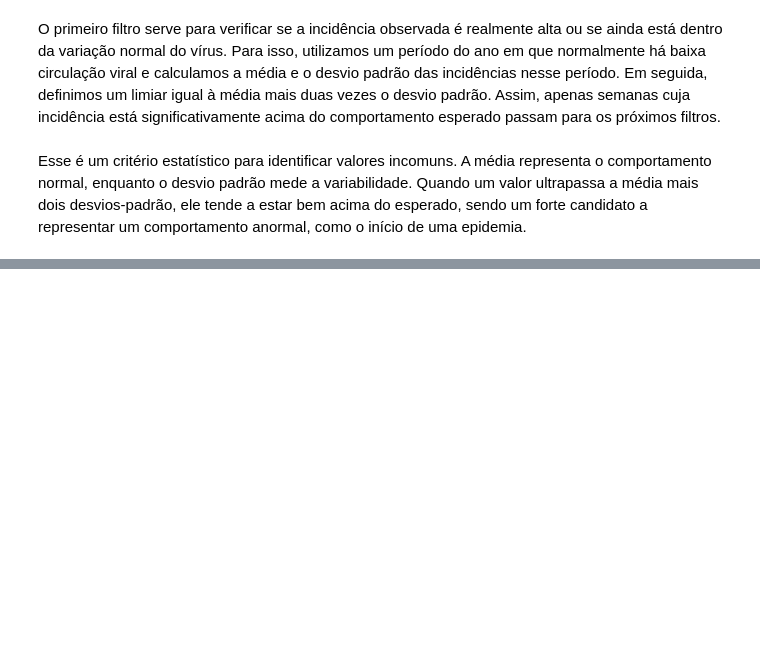
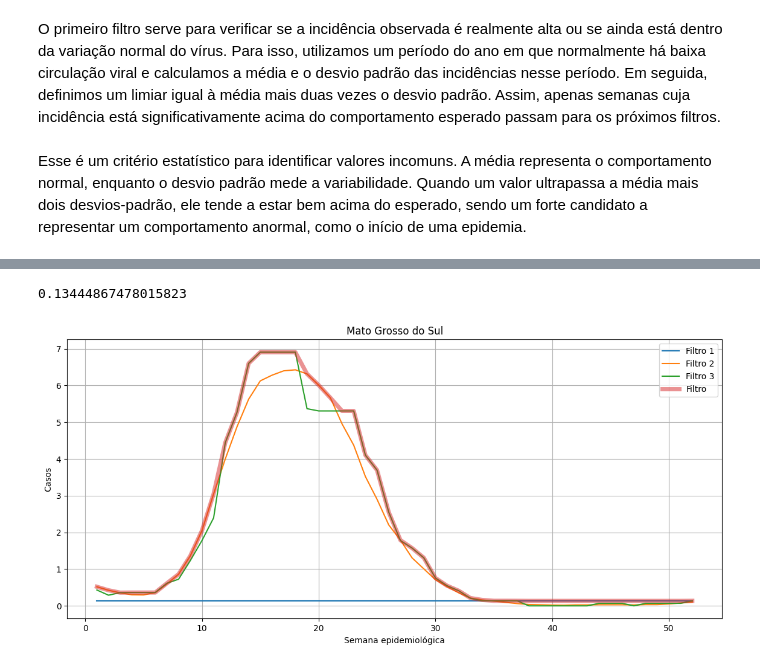
Before and after one commit to NataliaBrandaodeSousa/Picme-Modelagem-Estat-stica-de-doen-as-infecciosas, a Jupyter notebook: 01_exploracao.ipynb, the cells around one changed output, grey strips where cells are left out. Drawn from its saved outputs; the diff is of its cells as text; code cells hidden in the pictures; blank space fills up the shorter version.

```diff
--- a/01_exploracao.ipynb
+++ b/01_exploracao.ipynb
@@ -729,0 +625,14 @@ Calcula o Filtro 1 para todos os estados das regiões Sul, Sudeste e Centro-Oest
+# %%
+def filtro1(x):
+  amostra=[]
+  for i in [2019, 2022,2023,2024,2025]:
+    M=filtrar_ano(x,i)
+    for j in range(38, 52):
+      amostra.append(float(M.loc[M['epiweek'] == j, 'incidencia_por_100k'].values[0]))
+    for j in range(35, 53):
+      amostra.append(float(M.loc[M['epiweek'] == j, 'incidencia_por_100k'].values[0]))
+
+  media = np.mean(amostra)
+  desvio_padrao = np.std(amostra, ddof=1)
+  saida = media + (2 * desvio_padrao)
+  return float(saida)
@@ -729,0 +655,40 @@ Calcula o Filtro 1 para todos os estados das regiões Sul, Sudeste e Centro-Oest
+# %%
+#Filtro 1
+
+ft1 = filtro1(MS)
+ft1
+# %% [output]
+0.13444867478015823
+# %%
+M = filtrar_ano(MS, 2019)
+
+semanas = []
+f1 = []
+f2 = []
+f3 = []
+f = []
+
+for semana in range(1, 53):
+
+    semanas.append(semana)
+
+    f1.append(ft1)          # valor fixo
+    f2.append(filtro2(MS, semana))
+    f3.append(filtro3(MS, semana))
+    f.append(max(ft1, filtro2(MS, semana), filtro3(MS, semana)))
+
+plt.figure(figsize=(14,6))
+plt.plot(semanas, f1, label="Filtro 1")
+plt.plot(semanas, f2, label="Filtro 2")
+plt.plot(semanas, f3, label="Filtro 3")
+plt.plot(semanas, f, label="Filtro", linewidth=5, alpha = 0.5)
+
+plt.xlabel("Semana epidemiológica")
+plt.ylabel("Casos")
+plt.title("Mato Grosso do Sul")
+plt.grid(True)
+plt.legend()
+
+plt.show()
+# %% [output]
+[figure, added]
```
Also changed, not shown: parts of 103 cells of this notebook.
